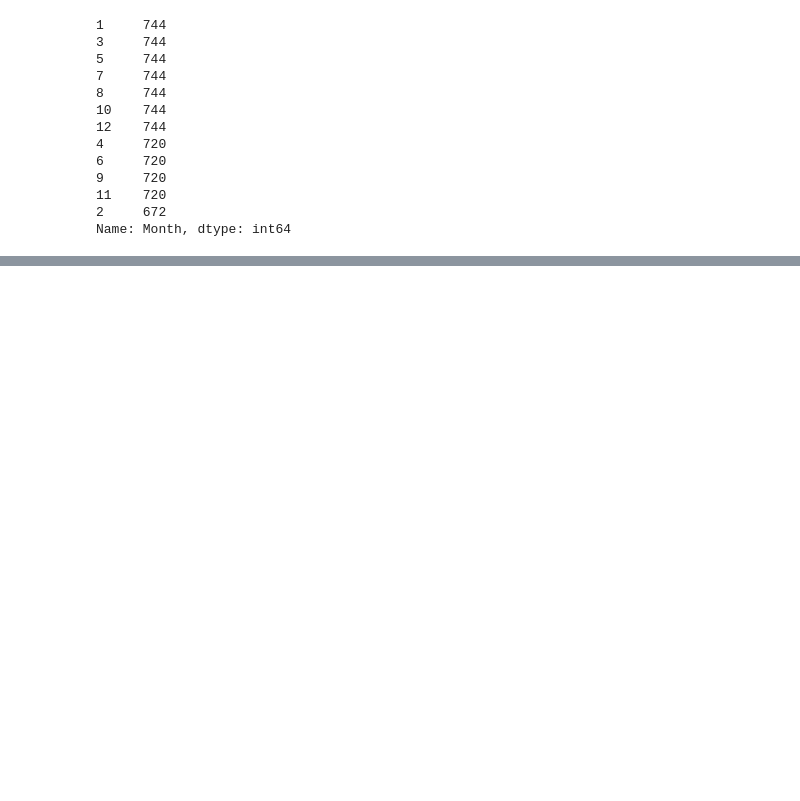
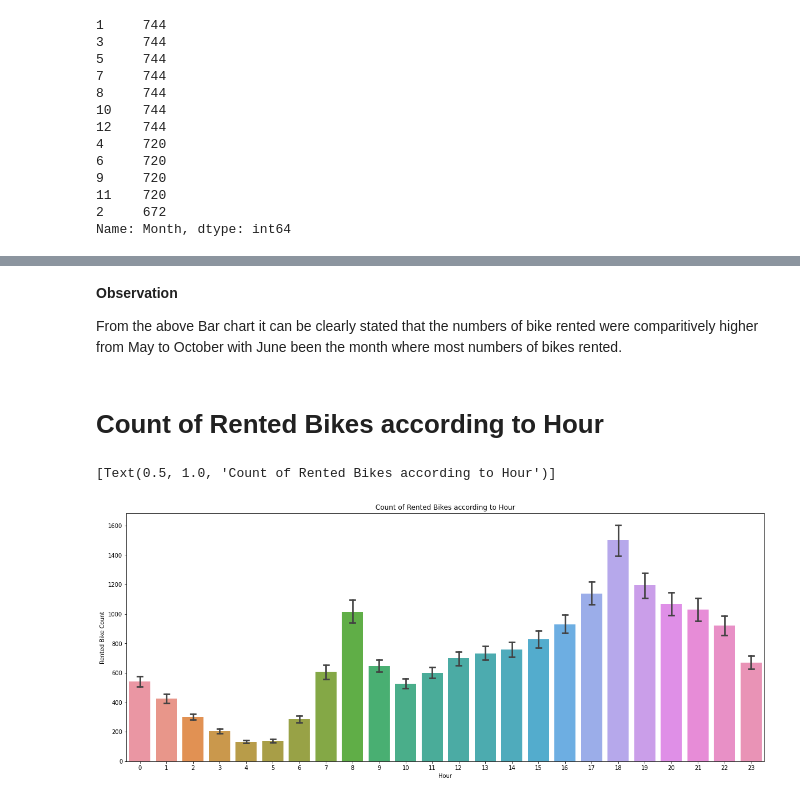
Before and after one commit to Amit-Singh-Rajput/Bike-Sharing-Demand-Prediction, a Jupyter notebook: Bike_Sharing_Demand_Prediction_Solution_Capstone_Project.ipynb, the cells around one changed output, grey strips where cells are left out. Drawn from its saved outputs; the diff is of its cells as text; code cells hidden in the pictures; blank space fills up the shorter version.

```diff
--- a/Bike_Sharing_Demand_Prediction_Solution_Capstone_Project.ipynb
+++ b/Bike_Sharing_Demand_Prediction_Solution_Capstone_Project.ipynb
@@ -348,0 +360,13 @@ Name: Month, dtype: int64
+# %% [markdown]
+**Observation**
+
+From the above Bar chart it can be clearly stated that the numbers of bike rented were comparitively higher from May to October with June been the month where most numbers of bikes rented.
+# %% [markdown]
+# **Count of Rented Bikes according to Hour**
+# %%
+fig,ax=plt.subplots(figsize=(20,8))
+sns.barplot(data=df, x='Hour', y='Rented Bike Count', ax=ax, capsize=.2)
+ax.set(title='Count of Rented Bikes according to Hour')
+# %% [output]
+[Text(0.5, 1.0, 'Count of Rented Bikes according to Hour')]
+[figure, added]
```
Also changed, not shown: parts of 22 cells of this notebook.
